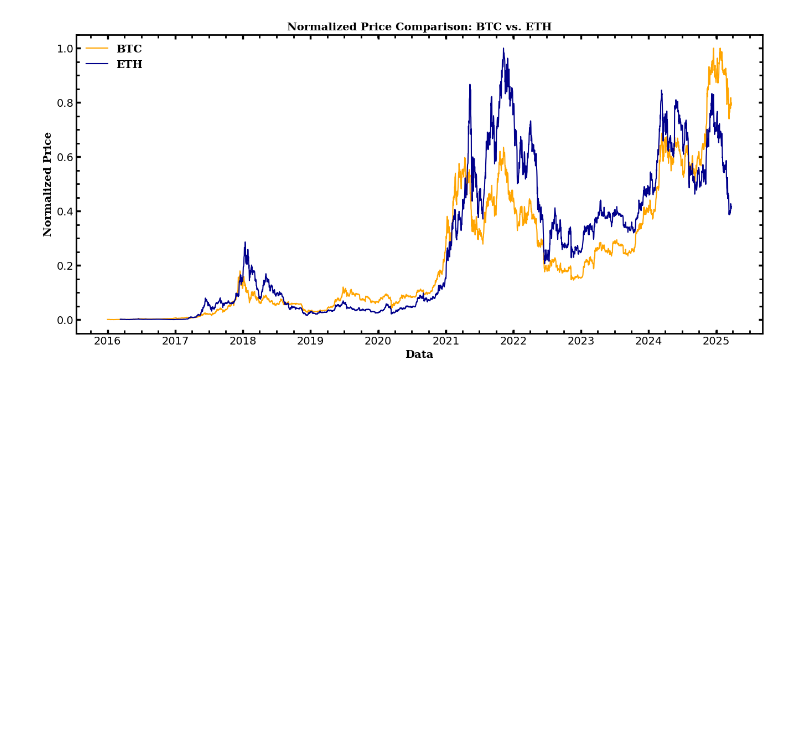
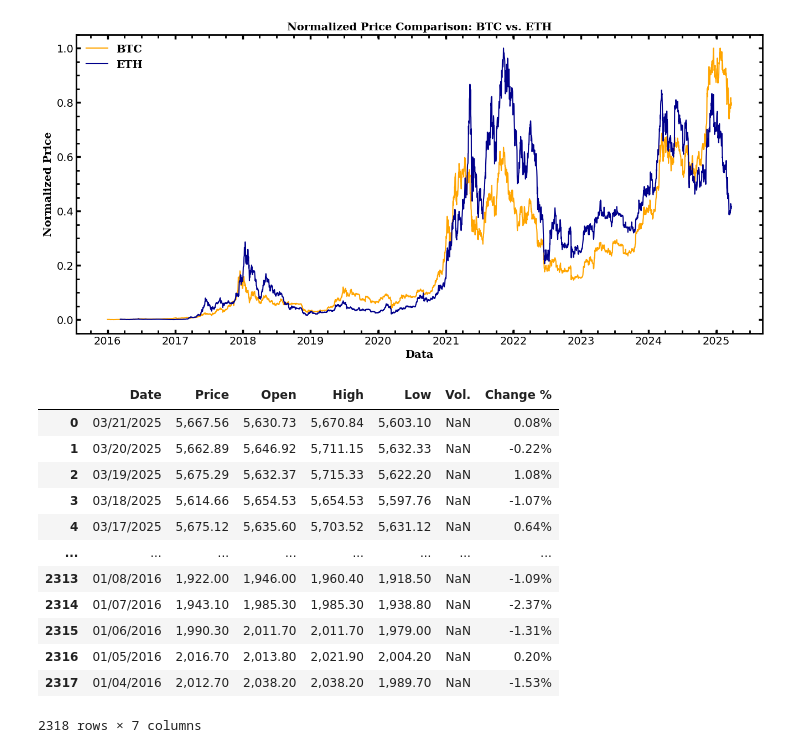
Before and after one commit to FernandoLimaFilho/Normalized-Price-Comparison-BTC-ETH-XRP-ADA, a Jupyter notebook: Cripto.ipynb, the cells around one changed output. Drawn from its saved outputs; the diff is of its cells as text; code cells hidden in the pictures; blank space fills up the shorter version.

```diff
--- a/Cripto.ipynb
+++ b/Cripto.ipynb
@@ -690,3 +692,20 @@ Mostrar o gráfico
 plt.show()
 # %% [output]
 [figure]
+# %%
+Data_SEP500 = pd.read_csv("/content/S&P 500 Historical Data.csv")
+Data_SEP500
+# %% [output]
+|  | Date | Price | Open | High | Low | Vol. | Change % |
+| 0 | 03/21/2025 | 5,667.56 | 5,630.73 | 5,670.84 | 5,603.10 | NaN | 0.08% |
+| 1 | 03/20/2025 | 5,662.89 | 5,646.92 | 5,711.15 | 5,632.33 | NaN | -0.22% |
+| 2 | 03/19/2025 | 5,675.29 | 5,632.37 | 5,715.33 | 5,622.20 | NaN | 1.08% |
+| 3 | 03/18/2025 | 5,614.66 | 5,654.53 | 5,654.53 | 5,597.76 | NaN | -1.07% |
+| 4 | 03/17/2025 | 5,675.12 | 5,635.60 | 5,703.52 | 5,631.12 | NaN | 0.64% |
+| ... | ... | ... | ... | ... | ... | ... | ... |
+| 2313 | 01/08/2016 | 1,922.00 | 1,946.00 | 1,960.40 | 1,918.50 | NaN | -1.09% |
+| 2314 | 01/07/2016 | 1,943.10 | 1,985.30 | 1,985.30 | 1,938.80 | NaN | -2.37% |
+| 2315 | 01/06/2016 | 1,990.30 | 2,011.70 | 2,011.70 | 1,979.00 | NaN | -1.31% |
+| 2316 | 01/05/2016 | 2,016.70 | 2,013.80 | 2,021.90 | 2,004.20 | NaN | 0.20% |
+| 2317 | 01/04/2016 | 2,012.70 | 2,038.20 | 2,038.20 | 1,989.70 | NaN | -1.53% |
+2318 rows × 7 columns
```
Also changed, not shown: parts of 13 cells of this notebook.
